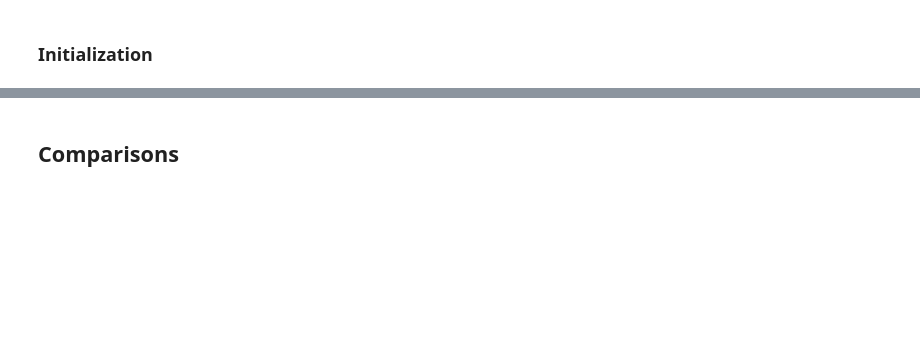
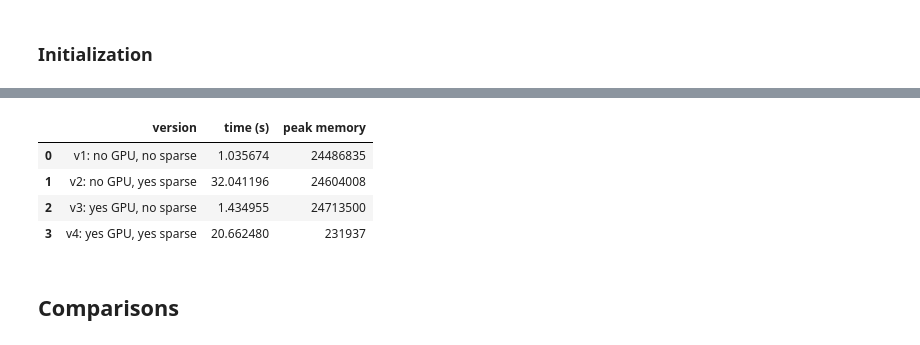
Before and after one commit to dpeerlab/SEACells, a Jupyter notebook: SEACell_versions.ipynb, the cells around one changed output, grey strips where cells are left out. Drawn from its saved outputs; the diff is of its cells as text; code cells hidden in the pictures; blank space fills up the shorter version.

```diff
--- a/SEACell_versions.ipynb
+++ b/SEACell_versions.ipynb
@@ -23,7 +26,7 @@ from icecream import ic
 # %%
 num_cells = 1000
 # %%
-# ad = sc.read("/home/aparna/DATA/aparnakumar/50000_cells/mouse_marioni_50k.h5ad")
-# num_cells = 1000
-# ad = ad[:num_cells]
+ad = sc.read("/home/aparna/DATA/aparnakumar/50000_cells/mouse_marioni_50k.h5ad")
+num_cells = 1000
+ad = ad[:num_cells]
 # %%
@@ -66,16 +69,16 @@ num_cells = 1000
 # %%
-# def all_versions(ad):
-#     assignments1, time1, mem1 = get_data(ad, num_cells = num_cells, use_gpu = False, use_sparse=False)
-#     assignments2, time2, mem2 = get_data(ad, num_cells = num_cells, use_gpu = False, use_sparse= True)
-#     assignments3, time3, mem3 = get_data(ad, num_cells = num_cells, use_gpu = True, use_sparse=False)
-#     assignments4, time4, mem4 = get_data(ad, num_cells = num_cells, use_gpu = True, use_sparse= True)
+def all_versions(ad):
+    assignments1, time1, mem1 = get_data(ad, num_cells = num_cells, use_gpu = False, use_sparse=False)
+    assignments2, time2, mem2 = get_data(ad, num_cells = num_cells, use_gpu = False, use_sparse= True)
+    assignments3, time3, mem3 = get_data(ad, num_cells = num_cells, use_gpu = True, use_sparse=False)
+    assignments4, time4, mem4 = get_data(ad, num_cells = num_cells, use_gpu = True, use_sparse= True)
 
-#     # Write the assignments
-#     assignments = [assignments1, assignments2, assignments3, assignments4]
+    # Write the assignments
+    assignments = [assignments1, assignments2, assignments3, assignments4]
 
-#     # Write the time and memory data
-#     comparisons = pd.DataFrame({'version': ['v1: no GPU, no sparse', 'v2:  no GPU, yes sparse', 'v3: yes GPU, no sparse', 'v4: yes GPU, yes sparse'],
-#                            'time (s)': [time1, time2, time3, time4],
-#                            'peak memory': [mem1[1], mem2[1], mem3[1], mem4[1]]})
+    # Write the time and memory data
+    comparisons = pd.DataFrame({'version': ['v1: no GPU, no sparse', 'v2:  no GPU, yes sparse', 'v3: yes GPU, no sparse', 'v4: yes GPU, yes sparse'],
+                           'time (s)': [time1, time2, time3, time4],
+                           'peak memory': [mem1[1], mem2[1], mem3[1], mem4[1]]})
 
-#     return assignments, comparisons
+    return assignments, comparisons
@@ -267,3 +422,12 @@ Error:
+# %%
+# Display comparisons
+comparisons
+# %% [output]
+|  | version | time (s) | peak memory |
+| 0 | v1: no GPU, no sparse | 1.035674 | 24486835 |
+| 1 | v2: no GPU, yes sparse | 32.041196 | 24604008 |
+| 2 | v3: yes GPU, no sparse | 1.434955 | 24713500 |
+| 3 | v4: yes GPU, yes sparse | 20.662480 | 231937 |
 # %% [markdown]
 ## Comparisons
 # %%
```
Also changed, not shown: parts of 33 cells of this notebook, 1 other file.
